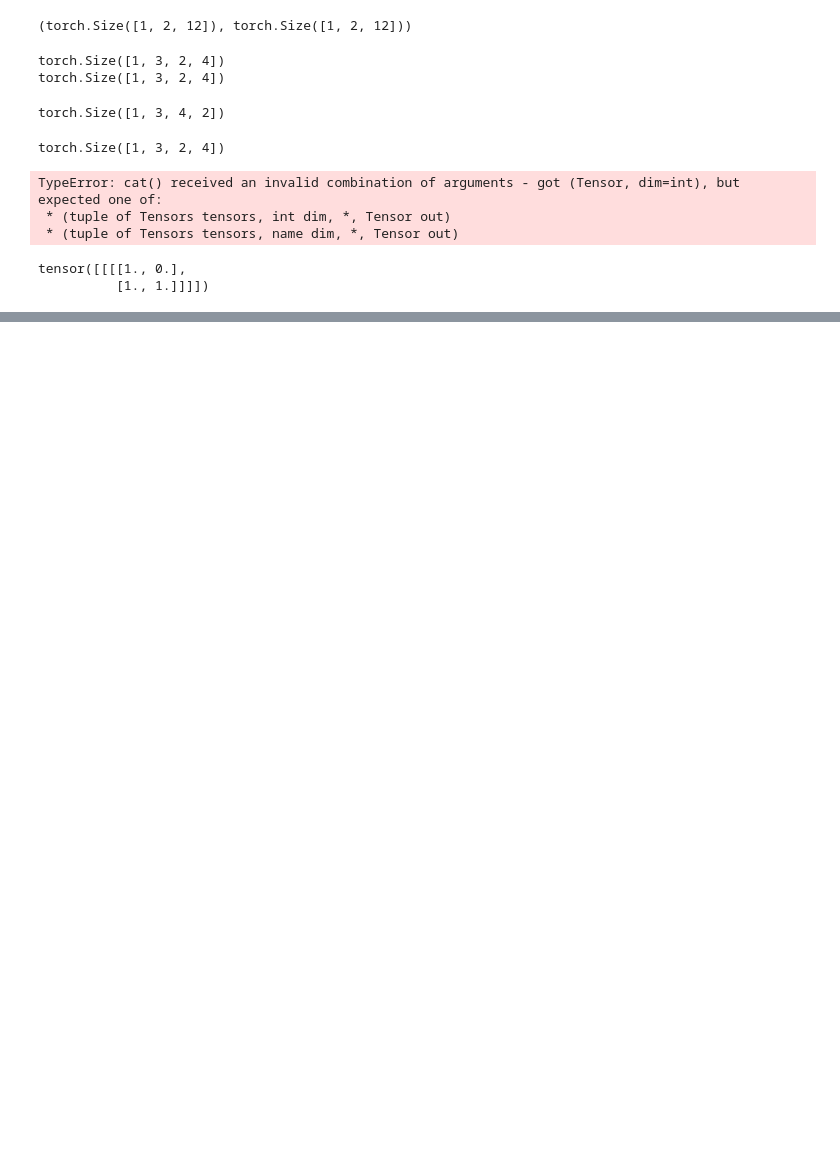
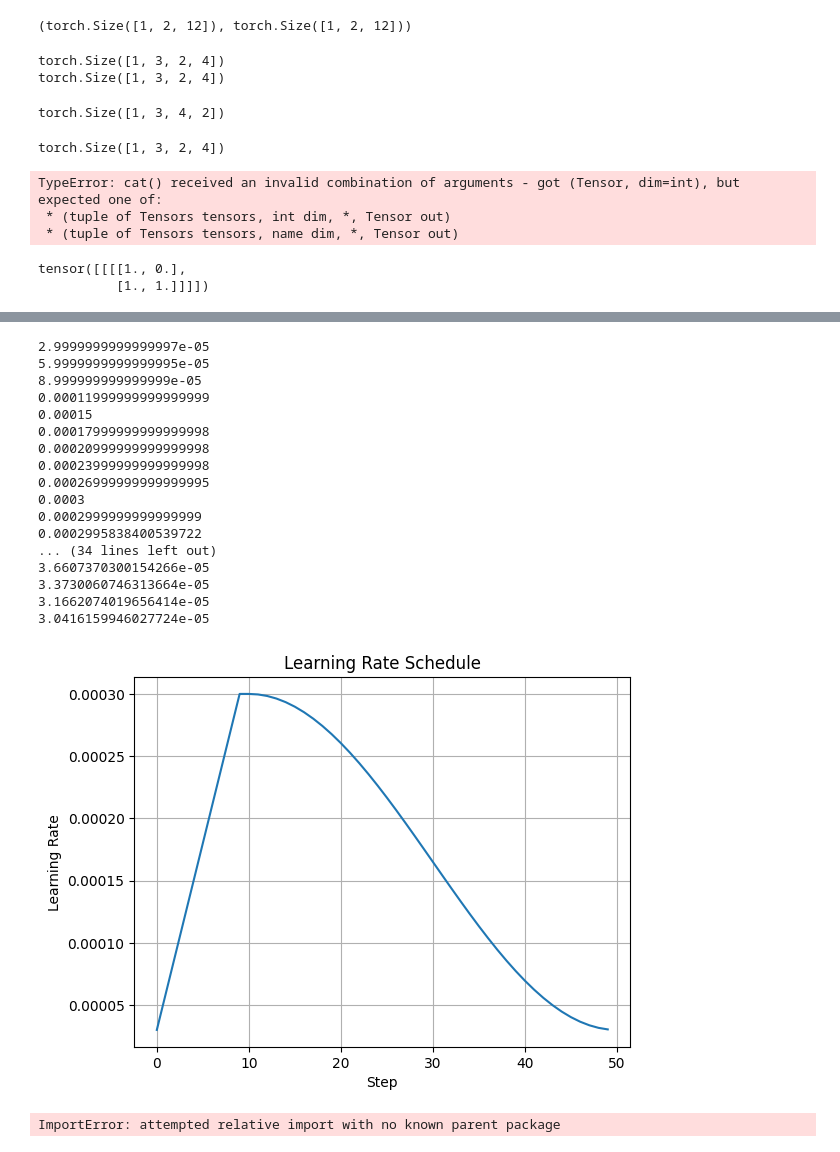
Before and after one commit to SulavKhadka/NNs-from-scratch, a Jupyter notebook: notebooks/my_own_gpt.ipynb, the cells around one changed output, grey strips where cells are left out. Saved outputs shown, nothing was run; the diff lists cells and outputs as text; code cells hidden in the pictures; blank space fills up the shorter version.

```diff
--- a/notebooks/my_own_gpt.ipynb
+++ b/notebooks/my_own_gpt.ipynb
@@ -654,0 +800,8 @@ tensor([[[[False,  True],
+# %%
+x = torch.zeros(12)
+n = 100
+for i in range(n):
+    resid_amt = torch.randn(12)
+    scaled_resid_amt = resid_amt * n**-0.5
+    x += resid_amt
+print(x.std())
@@ -654,0 +884,70 @@ tensor([[[[False,  True],
+# %%
+import math
+import matplotlib.pyplot as plt
+max_lr = 3e-4
+min_lr = 3e-4 * 0.1
+warmup_steps = 10
+total_steps = 50
+def get_lr(step):
+    if step < warmup_steps:
+        return max_lr * (step+1) / warmup_steps
+    if step > total_steps:
+        return min_lr
+    # cosine decay
+    decay_ratio = (step - warmup_steps) / (total_steps - warmup_steps)
+    assert 0 <= decay_ratio <= 1
+    coeff = 0.5 * (1 + math.cos(math.pi * decay_ratio))
+    return min_lr + coeff * (max_lr - min_lr)
+
+for i in range(total_steps):
+    print(get_lr(i))
+
+lrs = [get_lr(i) for i in range(total_steps)]
+
+plt.plot(range(total_steps), lrs)
+plt.xlabel("Step")
+plt.ylabel("Learning Rate")
+plt.title("Learning Rate Schedule")
+plt.grid(True)
+plt.show()
+# %% [output]
+2.9999999999999997e-05
+5.9999999999999995e-05
+8.999999999999999e-05
+0.00011999999999999999
+0.00015
+0.00017999999999999998
+0.00020999999999999998
+0.00023999999999999998
+0.00026999999999999995
+0.0003
+0.0002999999999999999
+0.0002995838400539722
+... (34 lines left out)
+3.6607370300154266e-05
+3.3730060746313664e-05
+3.1662074019656414e-05
+3.0416159946027724e-05
+[figure, added]
+# %%
+import torch
+from transformers import AutoTokenizer
+.from_pretrained("google-bert/bert-base-uncased")
+
+
+def create_mlm_inputs(inputs, tokenizer, mlm_probability=0.15):
+    labels = inputs.clone()
+    probability_matrix = torch.full(labels.shape, mlm_probability)
+    masked_indices = torch.bernoulli(probability_matrix).bool()
+    labels[~masked_indices] = -100  # We only compute loss on masked tokens
+
+    indices_replaced = torch.bernoulli(torch.full(labels.shape, 0.8)).bool() & masked_indices
+    inputs[indices_replaced] = tokenizer.convert_tokens_to_ids(tokenizer.mask_token)
+
+    indices_random = torch.bernoulli(torch.full(labels.shape, 0.5)).bool() & masked_indices & ~indices_replaced
+    random_words = torch.randint(len(tokenizer), labels.shape, dtype=torch.long)
+    inputs[indices_random] = random_words[indices_random]
+
+    return inputs, labels
+# %% [output]
+ImportError: attempted relative import with no known parent package
```
Also changed, not shown: parts of 25 cells of this notebook, 2 other files.
